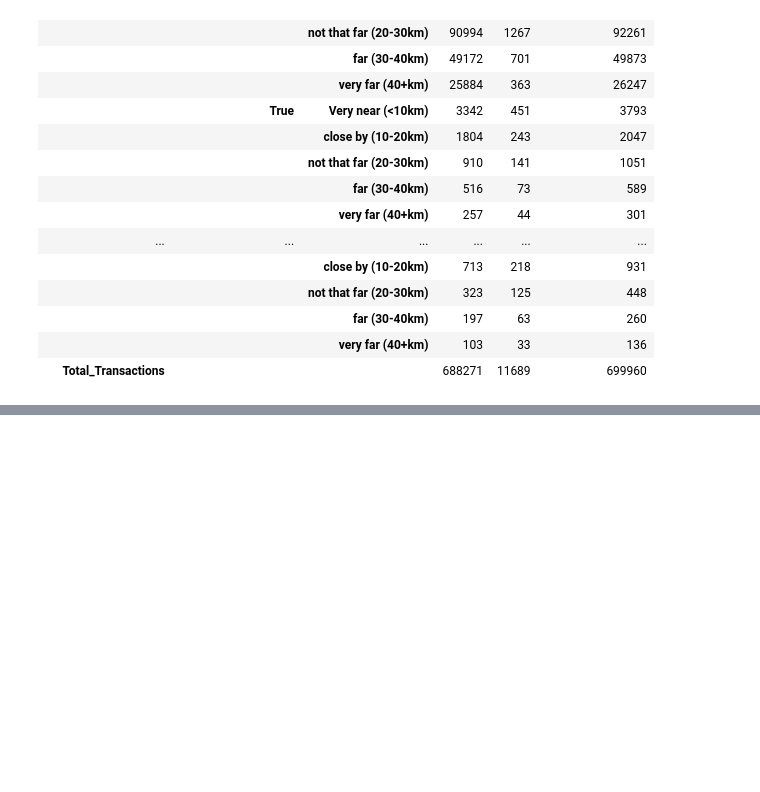
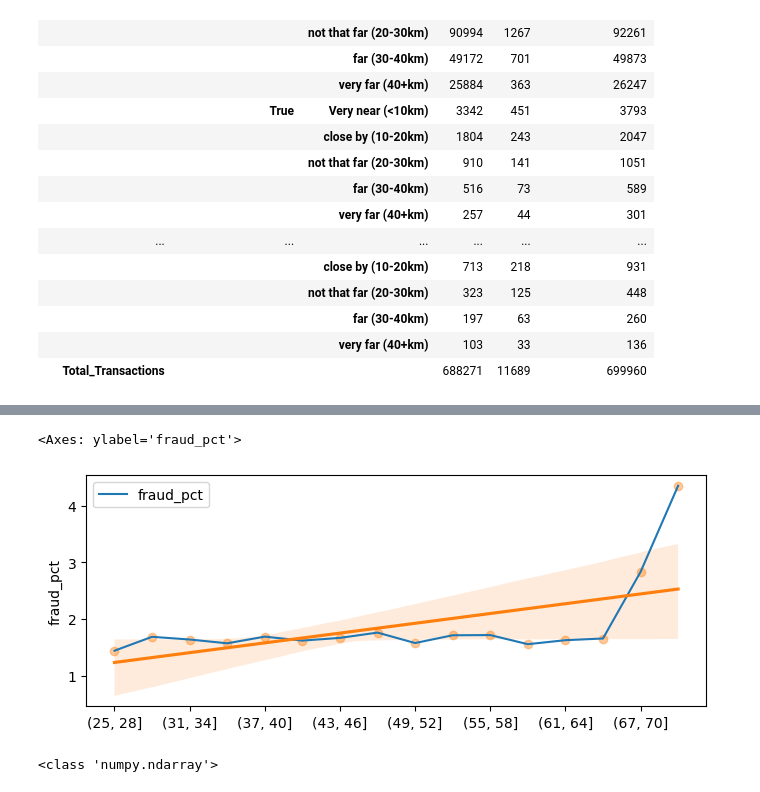
Before and after one commit to ShankTesla/Credit-Card-Fraud-Detection, a Jupyter notebook: notebooks/1.3-gs-exploratory-data-analysis.ipynb, the cells around one changed output, grey strips where cells are left out. Drawn from its saved outputs; the diff is of its cells as text; code cells hidden in the pictures; blank space fills up the shorter version.

```diff
--- a/notebooks/1.3-gs-exploratory-data-analysis.ipynb
+++ b/notebooks/1.3-gs-exploratory-data-analysis.ipynb
@@ -214,0 +229,16 @@ display(counts_ct)
+# %%
+import numpy as np
+
+q4_cols = ["card_age_months", "is_fraud"]
+q4_df = train_df[q4_cols]
+custom_bins = np.arange(25, 75, 3)
+
+# group transaction into month brackets using card_age_months
+q4_df = (
+    q4_df.groupby(pd.cut(q4_df["card_age_months"], bins=custom_bins))["is_fraud"]
+    .agg(["mean"])
+    .rename(columns={"mean": "fraud_pct"})
+    .assign(fraud_pct=lambda x: x["fraud_pct"]*100)
+    .reset_index()
+)
+q4_df["card_age_months"] = q4_df["card_age_months"].astype("str")
@@ -214,0 +265,28 @@ display(counts_ct)
+# %%
+# line plot
+
+q4_df.set_index("card_age_months").plot(figsize=(8,3))
+sns.regplot(data=q4_df, x = q4_df.index, y="fraud_pct", scatter_kws={"alpha": 0.4})
+# %% [output]
+<Axes: ylabel='fraud_pct'>
+[figure, added]
+# %%
+import numpy as np
+
+q4_cols = ["card_age_months", "is_fraud"]
+q4_df = train_df[q4_cols]
+custom_bins = np.arange(25, 60, 3)
+custom_bins = np.append(custom_bins, 100)
+print(type(custom_bins))
+
+# group transaction into month brackets using card_age_months
+q4_df = (
+    q4_df.groupby(pd.cut(q4_df["card_age_months"], bins=custom_bins))["is_fraud"]
+    .agg(["mean"])
+    .rename(columns={"mean": "fraud_pct"})
+    .assign(fraud_pct=lambda x: x["fraud_pct"]*100)
+    .reset_index()
+)
+q4_df["card_age_months"] = q4_df["card_age_months"].astype("str")
+# %% [output]
+<class 'numpy.ndarray'>
```
Also changed, not shown: parts of 6 cells of this notebook.
